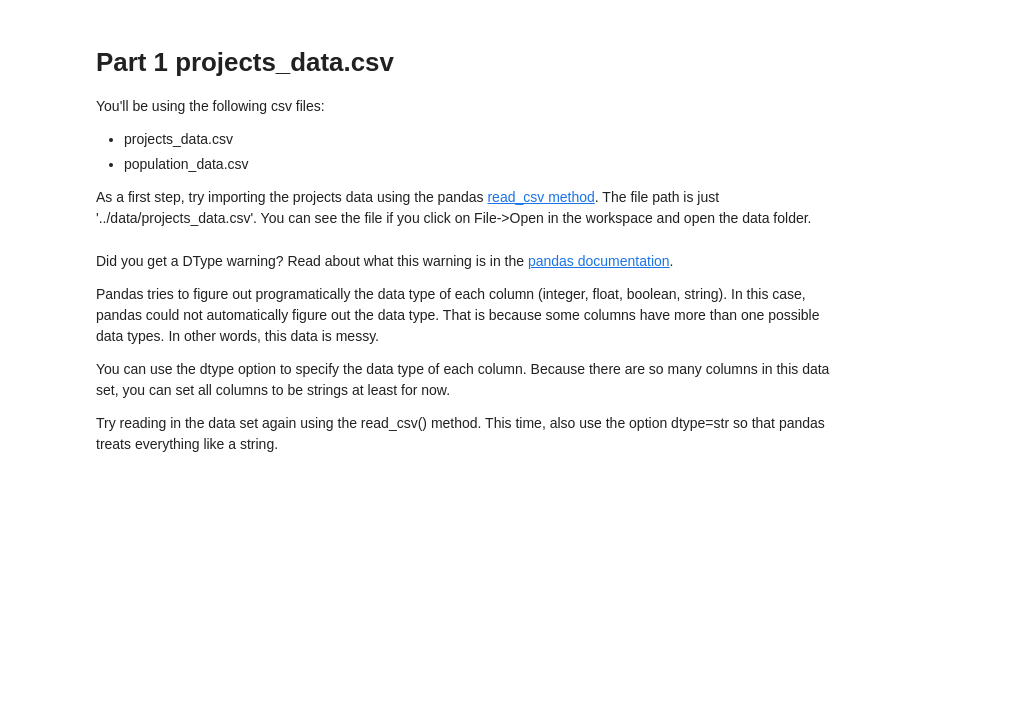
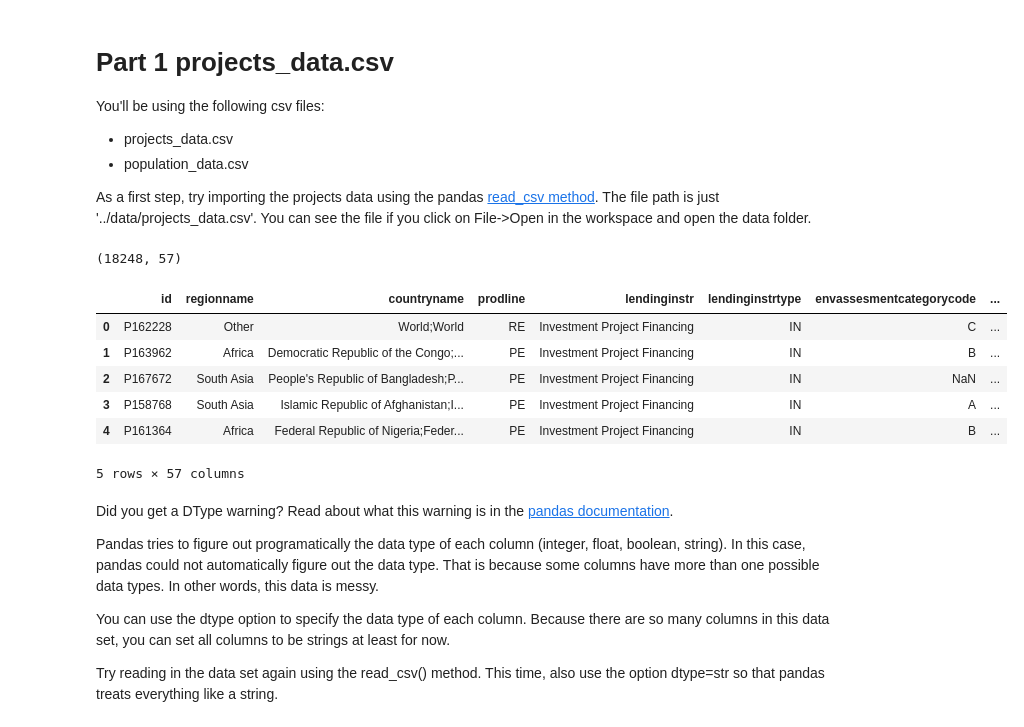
Before and after one commit to mtasende/data-scientist-nanodegree, a Jupyter notebook: lessons/part3_data_engineering/notebooks/01_csv_exercise/1_csv_exercise.ipynb, the cells around one changed output. Saved outputs shown, nothing was run; the diff lists cells and outputs as text; code cells hidden in the pictures; blank space fills up the shorter version.

```diff
--- a/lessons/part3_data_engineering/notebooks/01_csv_exercise/1_csv_exercise.ipynb
+++ b/lessons/part3_data_engineering/notebooks/01_csv_exercise/1_csv_exercise.ipynb
@@ -21,10 +21,24 @@ You'll be using the following csv files:
 
 As a first step, try importing the projects data using the pandas [read_csv method](https://pandas.pydata.org/pandas-docs/stable/generated/pandas.read_csv.html). The file path is just '../data/projects_data.csv'. You can see the file if you click on File->Open in the workspace and open the data folder.
 # %%
-# TODO: import the projects_data.csv file using the pandas library
+# DONE: import the projects_data.csv file using the pandas library
 # Store the results in the df_projects variable
 import pandas as pd
-df_projects = None
+PROJECTS_DATA_PATH = '../data/projects_data.csv'
+
+df_projects = pd.read_csv(PROJECTS_DATA_PATH)
+# %%
+print(df_projects.shape)
+df_projects.head()
+# %% [output]
+(18248, 57)
+|  | id | regionname | countryname | prodline | lendinginstr | lendinginstrtype | envassesmentcategorycode | ... |
+| 0 | P162228 | Other | World;World | RE | Investment Project Financing | IN | C | ... |
+| 1 | P163962 | Africa | Democratic Republic of the Congo;... | PE | Investment Project Financing | IN | B | ... |
+| 2 | P167672 | South Asia | People's Republic of Bangladesh;P... | PE | Investment Project Financing | IN | NaN | ... |
+| 3 | P158768 | South Asia | Islamic Republic of Afghanistan;I... | PE | Investment Project Financing | IN | A | ... |
+| 4 | P161364 | Africa | Federal Republic of Nigeria;Feder... | PE | Investment Project Financing | IN | B | ... |
+5 rows × 57 columns
 # %% [markdown]
 Did you get a DType warning? Read about what this warning is in the [pandas documentation](https://pandas.pydata.org/pandas-docs/stable/generated/pandas.errors.DtypeWarning.html).
 
```
Also changed, not shown: parts of 12 cells of this notebook.
